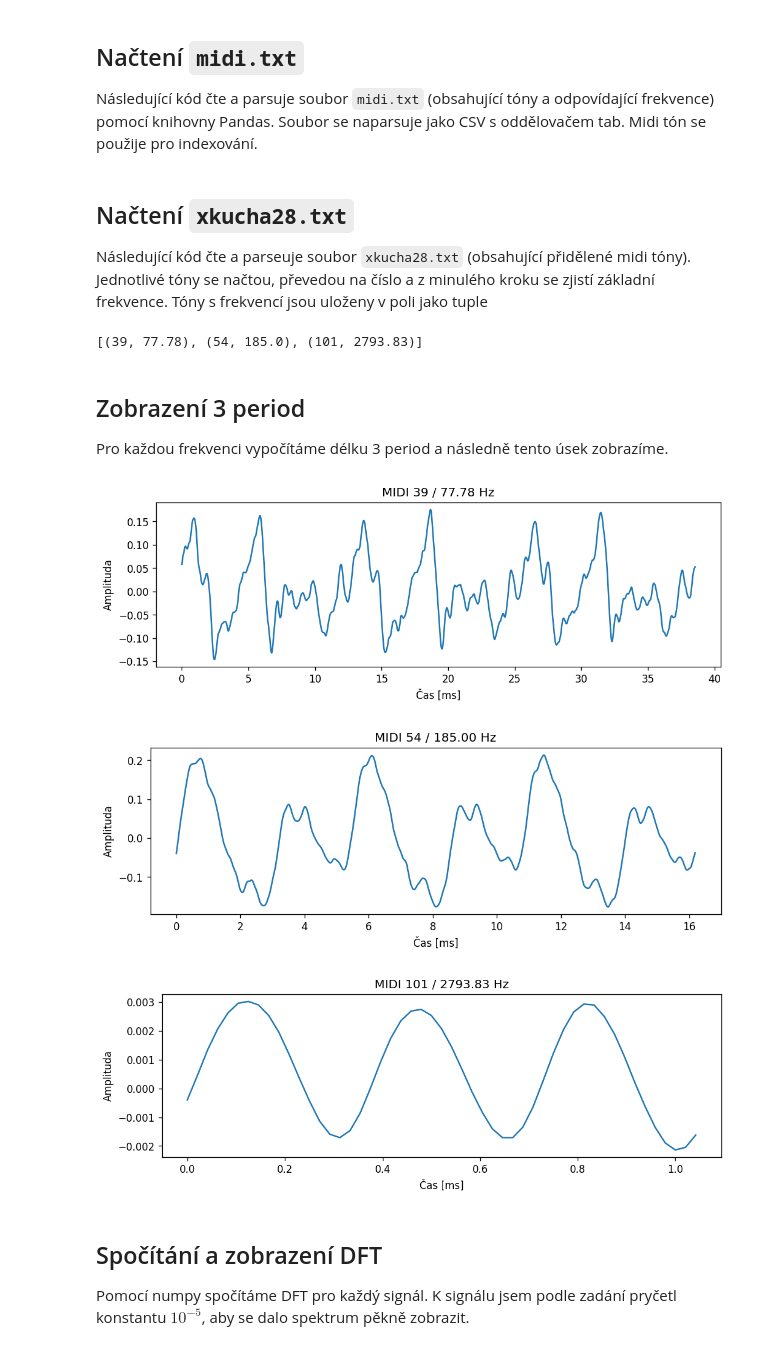
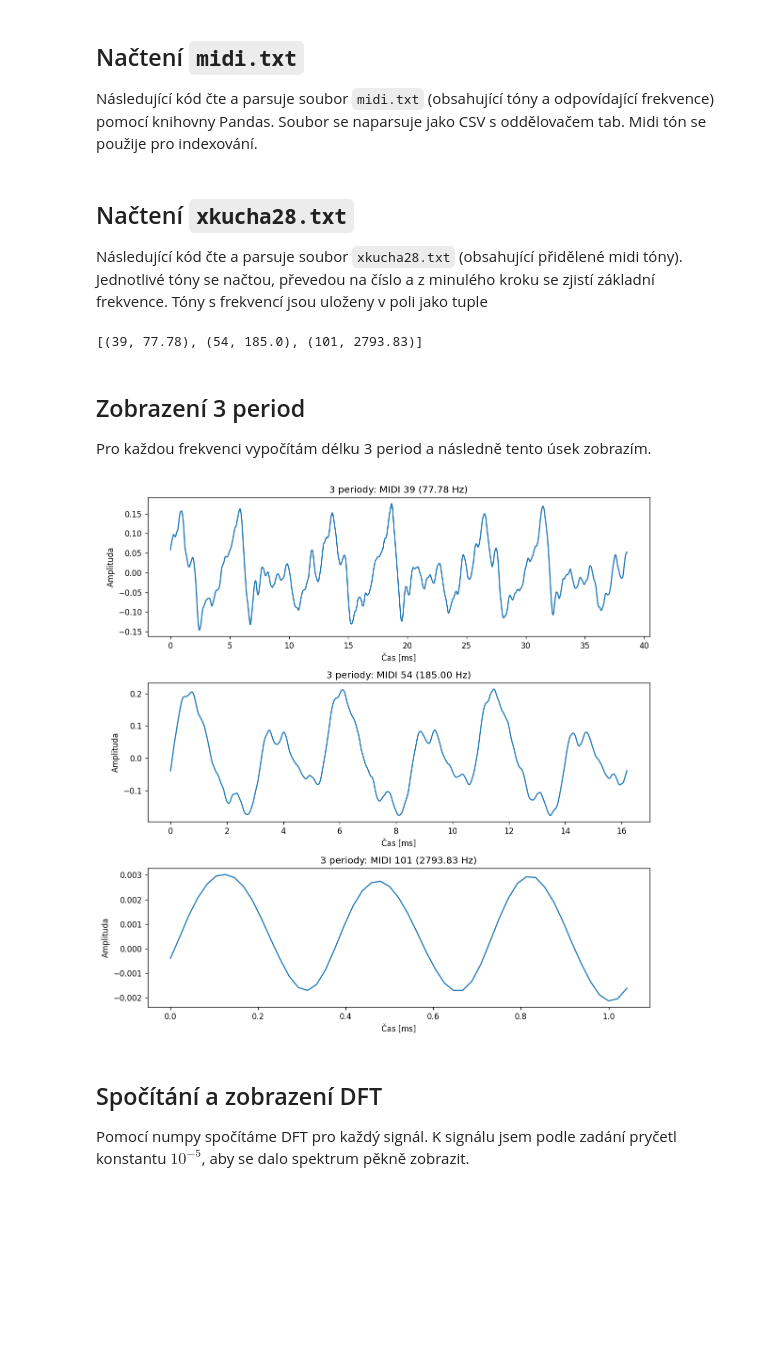
Before and after one commit to JosefKuchar/iss-project, a Jupyter notebook: src/reseni.ipynb, the cells around one changed output. Cells and saved outputs as stored; diff of their text form; code cells hidden in the pictures; blank space fills up the shorter version.

```diff
--- a/src/reseni.ipynb
+++ b/src/reseni.ipynb
@@ -37,28 +35,28 @@ Následující kód čte a parsuje soubor `midi.txt` (obsahující tóny a odpov
 midi = pd.read_csv('midi.txt', sep='\t', header=None, index_col=0, names=['midi', 'freq'])
 # %% [markdown]
 ## Načtení `xkucha28.txt`
-Následující kód čte a parseuje soubor `xkucha28.txt` (obsahující přidělené midi tóny). Jednotlivé tóny se načtou, převedou na číslo a z minulého kroku se zjistí základní frekvence. Tóny s frekvencí jsou uloženy v poli jako tuple
+Následující kód čte a parsuje soubor `xkucha28.txt` (obsahující přidělené midi tóny). Jednotlivé tóny se načtou, převedou na číslo a z minulého kroku se zjistí základní frekvence. Tóny s frekvencí jsou uloženy v poli jako tuple
 # %%
 xkucha28 = list(map(int, open('xkucha28.txt', 'r').read().strip().split(' ')))
-xkucha28 = [(x, midi['freq'][x]) for x in xkucha28]
-xkucha28
+xkucha28t = [(x, midi['freq'][x]) for x in xkucha28]
+xkucha28t
 # %% [output]
 [(39, 77.78), (54, 185.0), (101, 2793.83)]
 # %% [markdown]
 ## Zobrazení 3 period
-Pro každou frekvenci vypočítáme délku 3 period a následně tento úsek zobrazíme.
+Pro každou frekvenci vypočítám délku 3 period a následně tento úsek zobrazím.
 # %%
-for (tone, freq) in xkucha28:
+plt.figure(figsize=(10, 10), dpi=120)
+for i, (tone, freq) in enumerate(xkucha28t):
     three_periods = int(Fs / freq * 3)
-    plt.figure(figsize=(10, 3), dpi=120)
+    plt.subplot(3, 1, i+1)
     plt.plot(1000 * np.arange(0, three_periods) / Fs, xall[tone, :three_periods])
-    plt.title(f"MIDI {tone} / {freq:.2f} Hz")
+    plt.title(f"3 periody: MIDI {tone} ({freq:.2f} Hz)")
     plt.xlabel("Čas [ms]")
     plt.ylabel("Amplituda")
+plt.tight_layout()
 # %% [output]
-[figure, old version]
+[figure, new version]
-[figure, removed]
-[figure, removed]
 # %% [markdown]
 ## Spočítání a zobrazení DFT
 Pomocí numpy spočítáme DFT pro každý signál. K signálu jsem podle zadání pryčetl konstantu $10^{-5}$, aby se dalo spektrum pěkně zobrazit.
```
Also changed, not shown: parts of 30 cells of this notebook, 5 other files.
